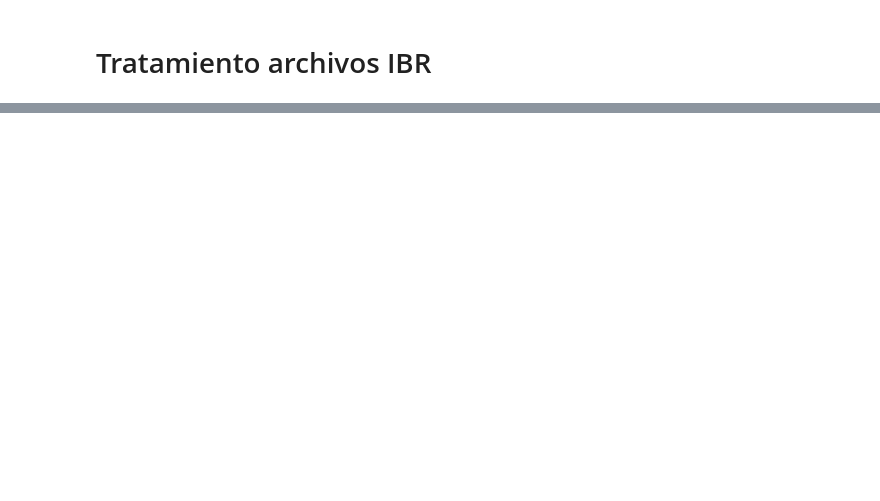
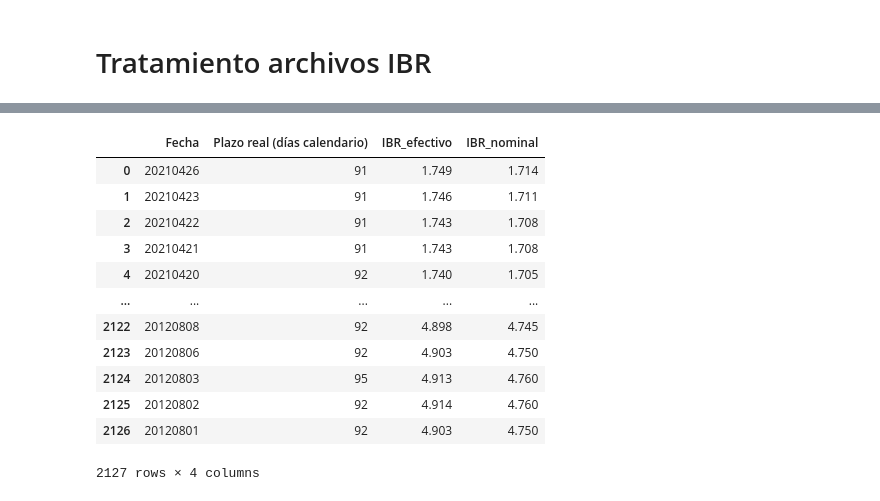
Before and after one commit to egonza21/proyecto_derivados, a Jupyter notebook: proyecto_derivados.ipynb, the cells around one changed output, grey strips where cells are left out. Saved outputs shown, nothing was run; the diff lists cells and outputs as text; code cells hidden in the pictures; blank space fills up the shorter version.

```diff
--- a/proyecto_derivados.ipynb
+++ b/proyecto_derivados.ipynb
@@ -260,0 +251,17 @@ r.dtypes
+# %%
+ibr_trimestral = clean_ibr_df(r'C:\Users\Efra\Downloads\1.3.IBR_Plazo tres meses nominal para un rango de fechas dado IQY.xlsx')
+ibr_trimestral
+# %% [output]
+|  | Fecha | Plazo real (días calendario) | IBR_efectivo | IBR_nominal |
+| 0 | 20210426 | 91 | 1.749 | 1.714 |
+| 1 | 20210423 | 91 | 1.746 | 1.711 |
+| 2 | 20210422 | 91 | 1.743 | 1.708 |
+| 3 | 20210421 | 91 | 1.743 | 1.708 |
+| 4 | 20210420 | 92 | 1.740 | 1.705 |
+| ... | ... | ... | ... | ... |
+| 2122 | 20120808 | 92 | 4.898 | 4.745 |
+| 2123 | 20120806 | 92 | 4.903 | 4.750 |
+| 2124 | 20120803 | 95 | 4.913 | 4.760 |
+| 2125 | 20120802 | 92 | 4.914 | 4.760 |
+| 2126 | 20120801 | 92 | 4.903 | 4.750 |
+2127 rows × 4 columns
```
Also changed, not shown: parts of 19 cells of this notebook.
